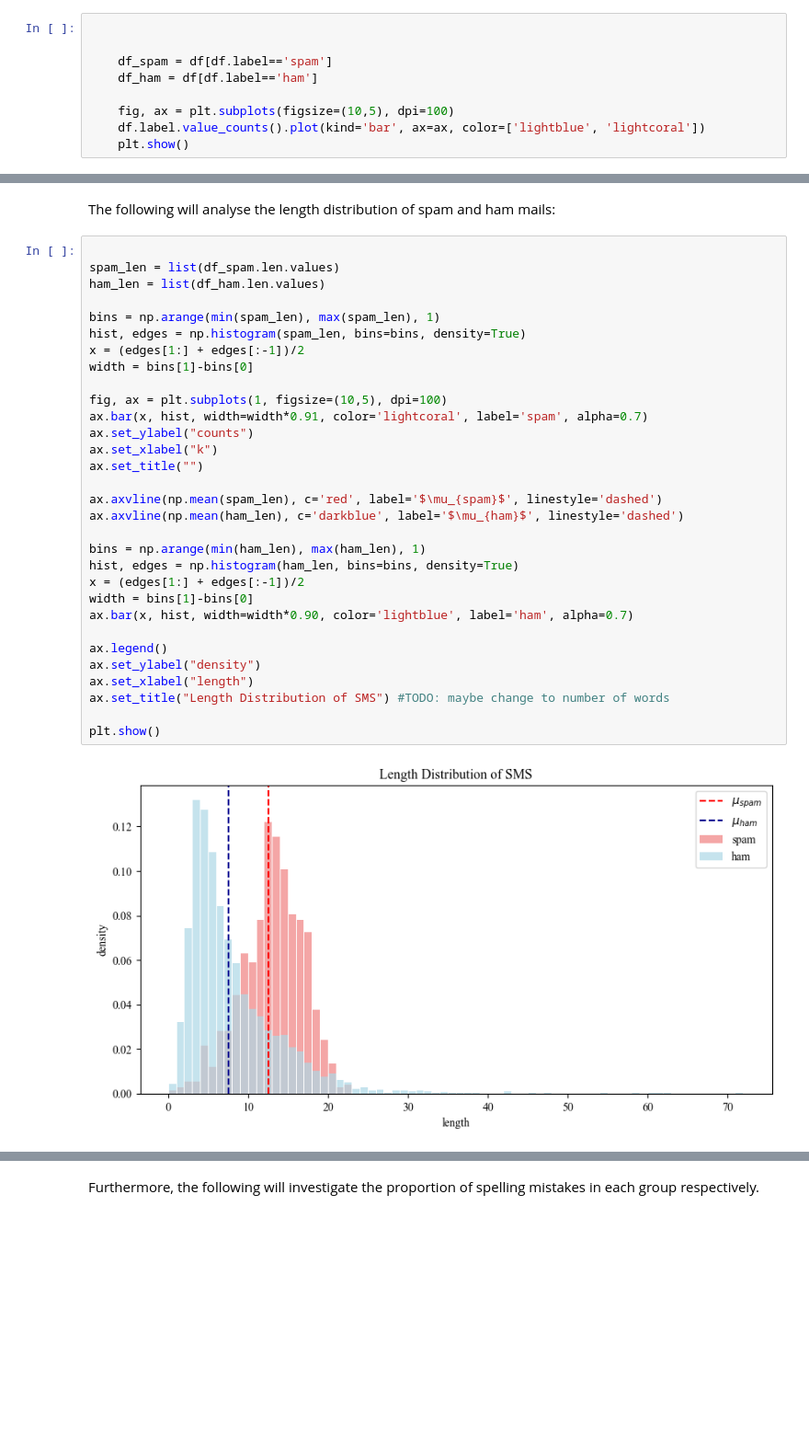
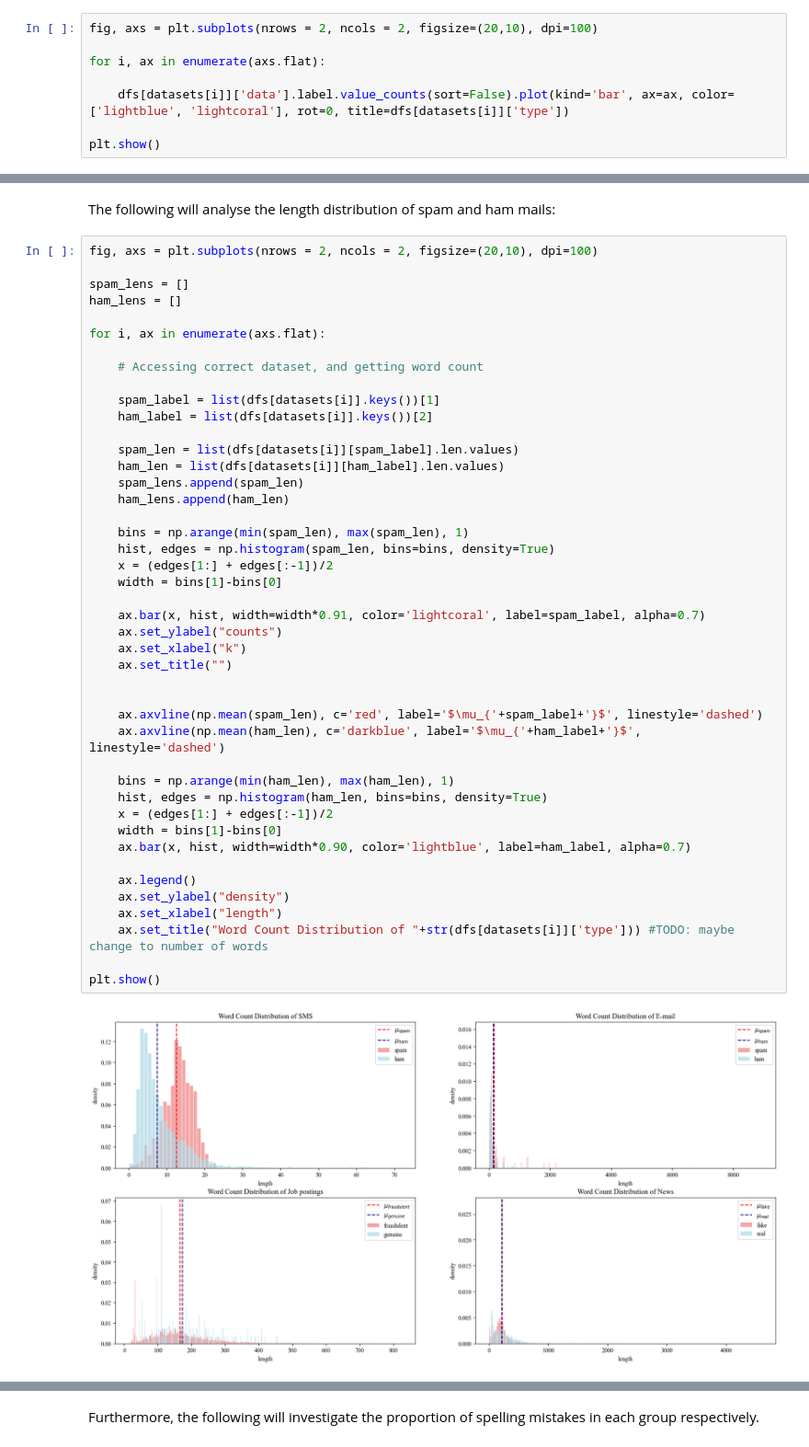
Before and after one commit to Ne0-1/02807-project, a Jupyter notebook: src/s194244.ipynb, the cells around one changed output, grey strips where cells are left out. Shown at 92% size. Drawn from its saved outputs; the diff is of its cells as text; blank space fills up the shorter version.

```diff
--- a/src/s194244.ipynb
+++ b/src/s194244.ipynb
@@ -95,9 +91,8 @@ First let us investigate the proportion of ham and spam in the datasets:
 # %%
+fig, axs = plt.subplots(nrows = 2, ncols = 2, figsize=(20,10), dpi=100)
 
+for i, ax in enumerate(axs.flat):
 
-    df_spam = df[df.label=='spam']
-    df_ham = df[df.label=='ham']
+    dfs[datasets[i]]['data'].label.value_counts(sort=False).plot(kind='bar', ax=ax, color=['lightblue', 'lightcoral'], rot=0, title=dfs[datasets[i]]['type'])
 
-    fig, ax = plt.subplots(figsize=(10,5), dpi=100)
-    df.label.value_counts().plot(kind='bar', ax=ax, color=['lightblue', 'lightcoral'])
-    plt.show()
+plt.show()
@@ -109,37 +129,50 @@ Notably, the dataset illustrated a significant class imbalance, which would prob
 # %% [markdown]
 The following will analyse the length distribution of spam and ham mails:
 # %%
+fig, axs = plt.subplots(nrows = 2, ncols = 2, figsize=(20,10), dpi=100)
 
-spam_len = list(df_spam.len.values)
-ham_len = list(df_ham.len.values)
+spam_lens = []
+ham_lens = []
 
-bins = np.arange(min(spam_len), max(spam_len), 1)
-hist, edges = np.histogram(spam_len, bins=bins, density=True)
-x = (edges[1:] + edges[:-1])/2
-width = bins[1]-bins[0]
+for i, ax in enumerate(axs.flat):
 
-fig, ax = plt.subplots(1, figsize=(10,5), dpi=100)
-ax.bar(x, hist, width=width*0.91, color='lightcoral', label='spam', alpha=0.7)
-ax.set_ylabel("counts")
-ax.set_xlabel("k")
-ax.set_title("")
+    # Accessing correct dataset, and getting word count
 
-ax.axvline(np.mean(spam_len), c='red', label='$\mu_{spam}$', linestyle='dashed')
-ax.axvline(np.mean(ham_len), c='darkblue', label='$\mu_{ham}$', linestyle='dashed')
+    spam_label = list(dfs[datasets[i]].keys())[1]
+    ham_label = list(dfs[datasets[i]].keys())[2]
 
-bins = np.arange(min(ham_len), max(ham_len), 1)
-hist, edges = np.histogram(ham_len, bins=bins, density=True)
-x = (edges[1:] + edges[:-1])/2
-width = bins[1]-bins[0]
-ax.bar(x, hist, width=width*0.90, color='lightblue', label='ham', alpha=0.7)
+    spam_len = list(dfs[datasets[i]][spam_label].len.values)
+    ham_len = list(dfs[datasets[i]][ham_label].len.values)
+    spam_lens.append(spam_len)
+    ham_lens.append(ham_len)
 
-ax.legend()
-ax.set_ylabel("density")
-ax.set_xlabel("length")
-ax.set_title("Length Distribution of SMS") #TODO: maybe change to number of words
+    bins = np.arange(min(spam_len), max(spam_len), 1)
+    hist, edges = np.histogram(spam_len, bins=bins, density=True)
+    x = (edges[1:] + edges[:-1])/2
+    width = bins[1]-bins[0]
+
+    ax.bar(x, hist, width=width*0.91, color='lightcoral', label=spam_label, alpha=0.7)
+    ax.set_ylabel("counts")
+    ax.set_xlabel("k")
+    ax.set_title("")
+
+
+    ax.axvline(np.mean(spam_len), c='red', label='$\mu_{'+spam_label+'}$', linestyle='dashed')
+    ax.axvline(np.mean(ham_len), c='darkblue', label='$\mu_{'+ham_label+'}$', linestyle='dashed')
+
+    bins = np.arange(min(ham_len), max(ham_len), 1)
+    hist, edges = np.histogram(ham_len, bins=bins, density=True)
+    x = (edges[1:] + edges[:-1])/2
+    width = bins[1]-bins[0]
+    ax.bar(x, hist, width=width*0.90, color='lightblue', label=ham_label, alpha=0.7)
+
+    ax.legend()
+    ax.set_ylabel("density")
+    ax.set_xlabel("length")
+    ax.set_title("Word Count Distribution of "+str(dfs[datasets[i]]['type'])) #TODO: maybe change to number of words
 
 plt.show()
 # %% [output]
-[figure, old version]
+[figure, new version]
 # %% [markdown]
 By visually inspecting the above figure, it appears that spam SMSes tend to have longer content than ham SMSes.
```
Also changed, not shown: parts of 15 cells of this notebook, 3 other files.
